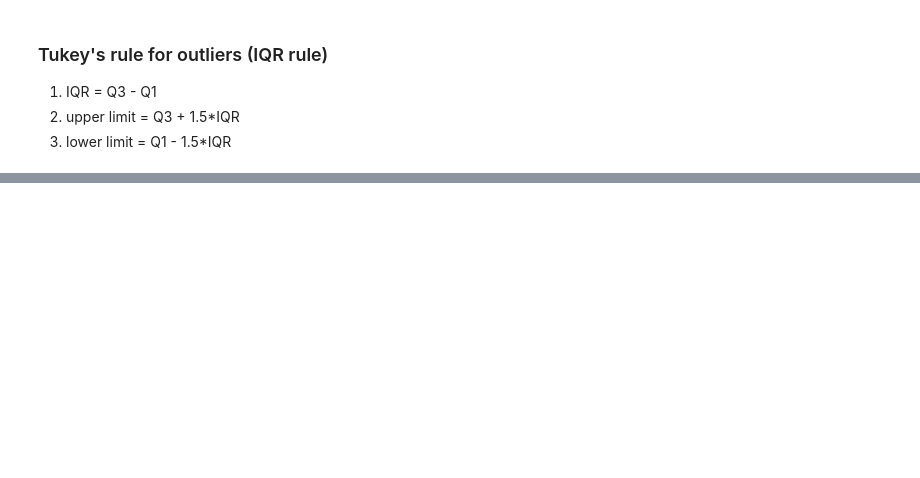
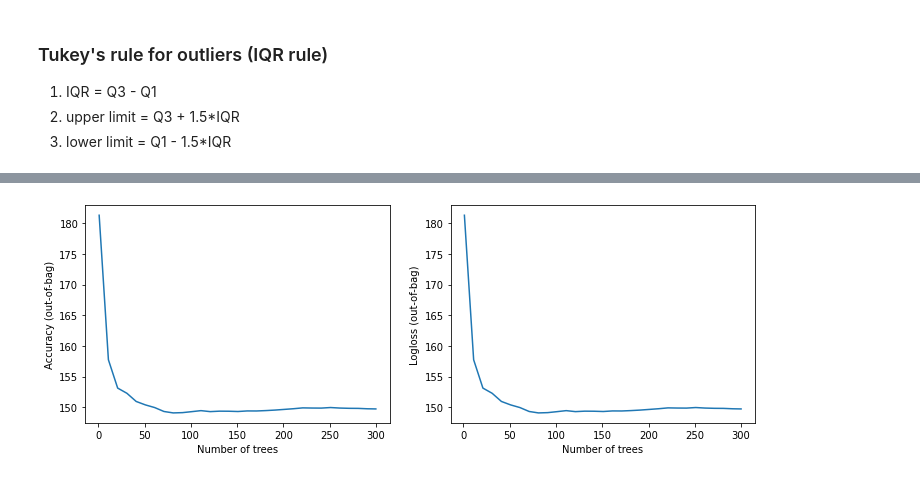
Before and after one commit to MateusMaruzka/LM_InlineAssembly, a Jupyter notebook: calib_lowcostsensors_tensorflow.ipynb, the cells around one changed output, grey strips where cells are left out. Drawn from its saved outputs; the diff is of its cells as text; code cells hidden in the pictures; blank space fills up the shorter version.

```diff
--- a/calib_lowcostsensors_tensorflow.ipynb
+++ b/calib_lowcostsensors_tensorflow.ipynb
@@ -202,10 +235,17 @@ def split_dataset(dataset, test_ratio=0.30):
   test_indices = np.random.rand(len(dataset)) < test_ratio
   return dataset[~test_indices], dataset[test_indices]
 # %%
-label = 'co_iat'
+from scipy.stats.mstats_basic import winsorize
+label = 'co_thermo'
 label_envcity = 'co_envcity'
+
+# Outliers
+# Q1, Q3, lower_lim, upper_lim, IQR = quantiles(df[l])
+# outliers = (df[label_envcity] < lower_lim) | (df[label_envcity] > upper_lim)
 Yco = df[label]
+
 Xco = df.loc[Yco.index][[label,'temperatura_envcity','umidade_envcity', label_envcity]]
+Xco[label_envcity] = winsorize(Xco[label_envcity])
 
 train_ds_pd, test_ds_pd = split_dataset(Xco)
 print("{} examples in training, {} examples for testing.".format(len(train_ds_pd), len(test_ds_pd)))
@@ -223,11 +286,12 @@ model.summary()
 # %%
 # Evaluate the model.
-model.compile(metrics=["accuracy"])
-evaluation = model.evaluate(test_ds, return_dict=True)
-print()
+import math
 
-for name, value in evaluation.items():
-  print(f"{name}: {value:.4f}")
+model.compile(metrics=["mse", "mape"])
+evaluation = model.evaluate(train_ds, return_dict=True)
+print(evaluation)
+print(f"MSE: {evaluation['mse']}")
+print(f"RMSE: {math.sqrt(evaluation['mse'])}")
 
 # Export the model to a SavedModel.
 # model.save("project/model")
@@ -235,0 +315,18 @@ tfdf.model_plotter.plot_model_in_colab(model, tree_idx=0)
+# %%
+logs = model.make_inspector().training_logs()
+print(logs)
+
+plt.figure(figsize=(12, 4))
+
+plt.subplot(1, 2, 1)
+plt.plot([log.num_trees for log in logs], [log.evaluation.rmse for log in logs])
+plt.xlabel("Number of trees")
+plt.ylabel("Accuracy (out-of-bag)")
+
+plt.subplot(1, 2, 2)
+plt.plot([log.num_trees for log in logs], [log.evaluation.rmse for log in logs])
+plt.xlabel("Number of trees")
+plt.ylabel("Logloss (out-of-bag)")
+
+plt.show()
+# %% [output]
@@ -235,0 +334 @@ tfdf.model_plotter.plot_model_in_colab(model, tree_idx=0)
+[figure, added]
```
Also changed, not shown: parts of 25 cells of this notebook.
